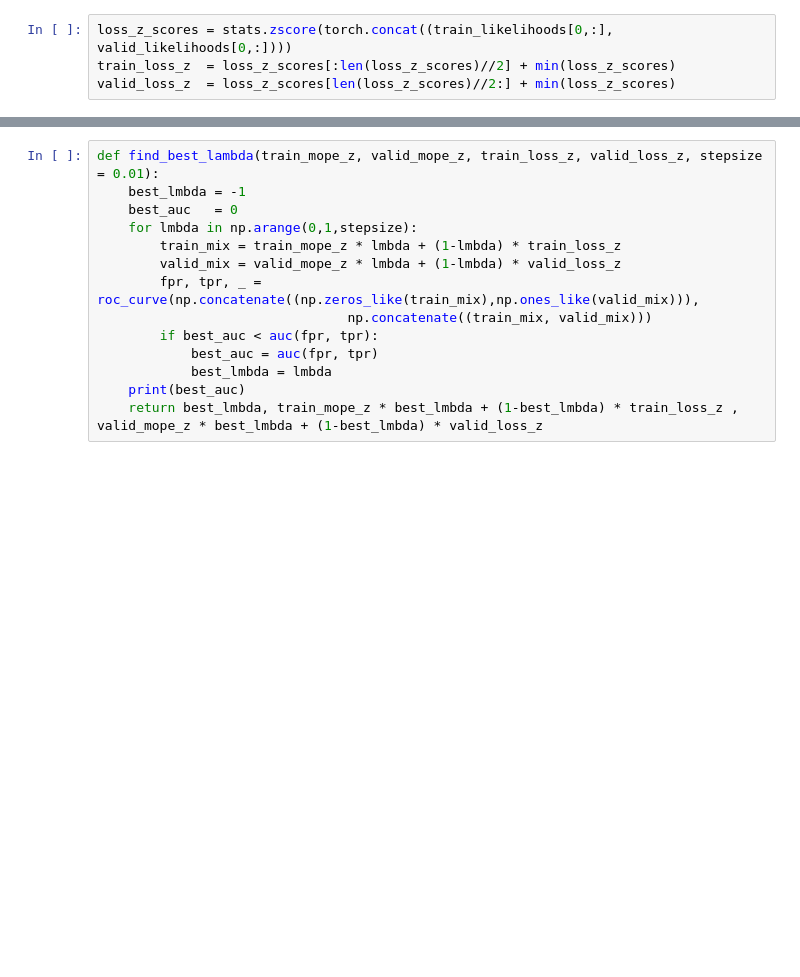
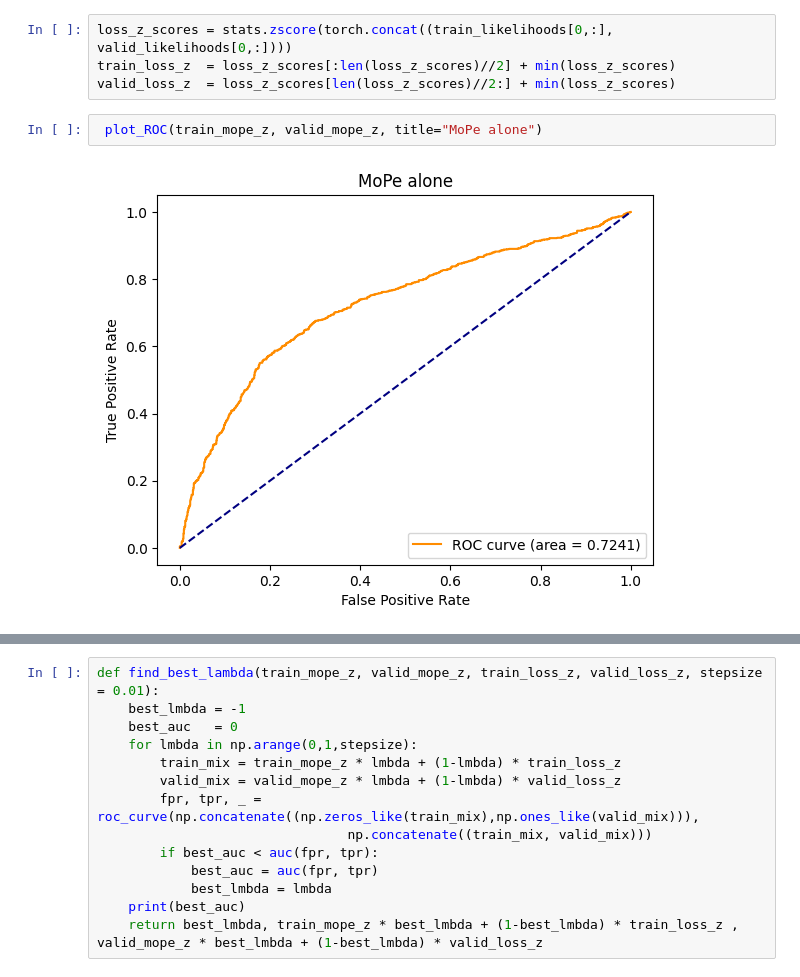
Before and after one commit to safr-ai-lab/pandora-llm, a Jupyter notebook: find_best_combination.ipynb, the cells around one changed output, grey strips where cells are left out. Drawn from its saved outputs; the diff is of its cells as text; blank space fills up the shorter version.

```diff
--- a/find_best_combination.ipynb
+++ b/find_best_combination.ipynb
@@ -19,3 +19,7 @@ valid_mope_z = z_scores[len(z_scores)//2:] + min(z_scores)
 loss_z_scores = stats.zscore(torch.concat((train_likelihoods[0,:], valid_likelihoods[0,:])))
 train_loss_z  = loss_z_scores[:len(loss_z_scores)//2] + min(loss_z_scores)
 valid_loss_z  = loss_z_scores[len(loss_z_scores)//2:] + min(loss_z_scores)
+# %%
+ plot_ROC(train_mope_z, valid_mope_z, title="MoPe alone")
+# %% [output]
+[figure, added]
```
Also changed, not shown: parts of 8 cells of this notebook.
